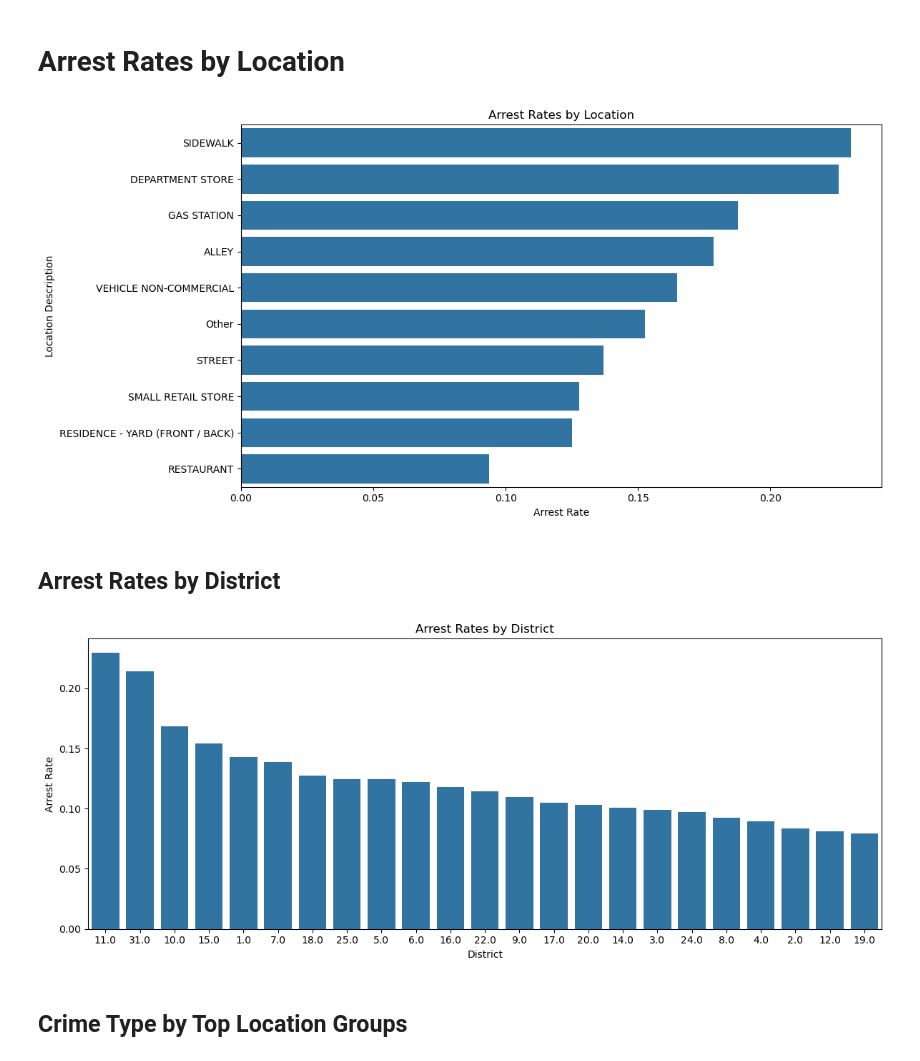
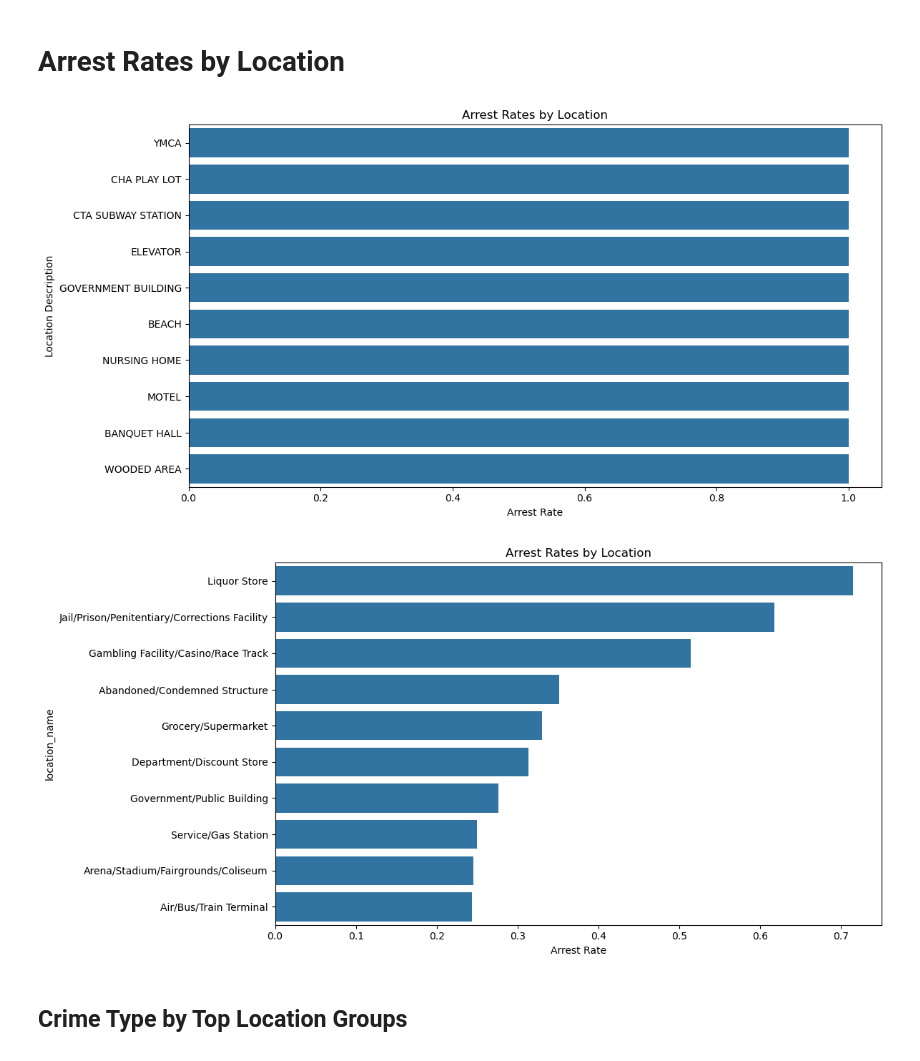
Before and after one commit to Lemonziz/IT5006Project, a Jupyter notebook: data_exploratory_v2.ipynb, the cells around one changed output. Cells and saved outputs as stored; diff of their text form; code cells hidden in the pictures.

Commit message:
data preprocessing and eda dataset

```diff
--- a/data_exploratory_v2.ipynb
+++ b/data_exploratory_v2.ipynb
@@ -67 +59,4 @@ df_test.drop(["Date", "Location", "X Coordinate", "Y Coordinate"], axis=1, inpla
+# %%
+data_path = "data/"
+df = pd.read_csv(f"{data_path}classification_data.csv")
 # %%
@@ -161,7 +153,7 @@ plt.show()
 # %%
 plt.figure(figsize=(12, 6))
 location_arrest = (
-    df_train.groupby("Location Description")["Arrest"]
+    df.groupby("Location Description")["Arrest"]
     .mean()
     .sort_values(ascending=False)
     .head(10)
@@ -172,22 +164,19 @@ plt.xlabel("Arrest Rate")
 plt.tight_layout()
 plt.show()
 # %% [output]
-[figure, old version]
+[figure, new version]
-# %% [markdown]
-## Arrest Rates by District
 # %%
-plt.figure(figsize=(12, 5))
-district_arrest = (
-    df_train.groupby("District")["Arrest"].mean().sort_values(ascending=False)
+plt.figure(figsize=(12, 6))
+location_arrest = (
+    df.groupby("location_name")["Arrest"].mean().sort_values(ascending=False).head(10)
 )
-sns.barplot(x=district_arrest.index.astype(str), y=district_arrest.values)
-plt.title("Arrest Rates by District")
-plt.xlabel("District")
-plt.ylabel("Arrest Rate")
+sns.barplot(x=location_arrest.values, y=location_arrest.index)
+plt.title("Arrest Rates by Location")
+plt.xlabel("Arrest Rate")
 plt.tight_layout()
 plt.show()
 # %% [output]
-[figure, old version]
+[figure, new version]
 # %% [markdown]
 ## Crime Type by Top Location Groups
 # %%
```
Also changed, not shown: parts of 10 cells of this notebook, 1 other file.
